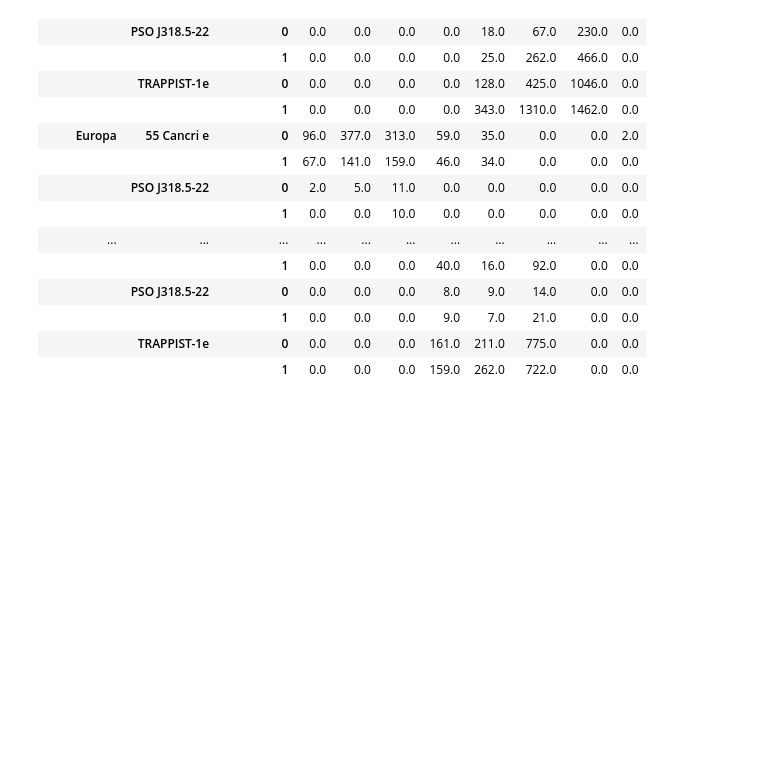
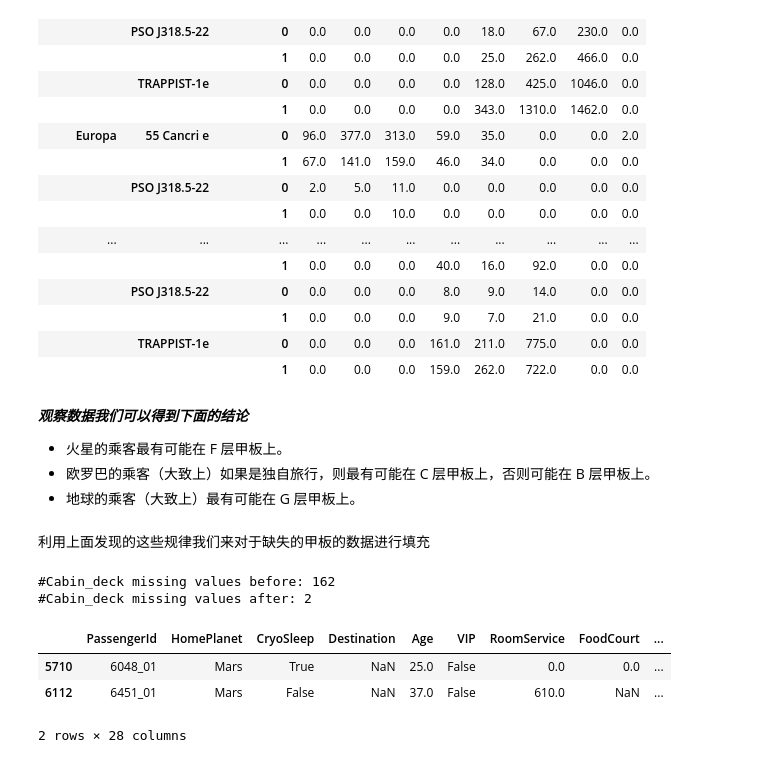
Before and after one commit to CambridgeZ/DataMining_Course_experiment, a Jupyter notebook: datamining-homework.ipynb, the cells around one changed output. Cells and saved outputs as stored; diff of their text form; code cells hidden in the pictures; blank space fills up the shorter version.

Commit message:
Kaggle Notebook | DataMining_Homework | Version 3

```diff
--- a/datamining-homework.ipynb
+++ b/datamining-homework.ipynb
@@ -1247,3 +1247,32 @@ data.groupby(['HomePlanet','Destination','Solo','Cabin_deck'])['Cabin_deck'].siz
 |  |  | 1 | 0.0 | 0.0 | 0.0 | 9.0 | 7.0 | 21.0 | 0.0 | 0.0 |
 |  | TRAPPIST-1e | 0 | 0.0 | 0.0 | 0.0 | 161.0 | 211.0 | 775.0 | 0.0 | 0.0 |
 |  |  | 1 | 0.0 | 0.0 | 0.0 | 159.0 | 262.0 | 722.0 | 0.0 | 0.0 |
+# %% [markdown]
+***观察数据我们可以得到下面的结论***
+- 火星的乘客最有可能在 F 层甲板上。
+- 欧罗巴的乘客（大致上）如果是独自旅行，则最有可能在 C 层甲板上，否则可能在 B 层甲板上。
+- 地球的乘客（大致上）最有可能在 G 层甲板上。
+# %% [markdown]
+利用上面发现的这些规律我们来对于缺失的甲板的数据进行填充
+# %%
+# Missing values before
+CD_bef=data['Cabin_deck'].isna().sum()
+
+# Fill missing values using the mode
+na_rows_CD=data.loc[data['Cabin_deck'].isna(),'Cabin_deck'].index
+data.loc[data['Cabin_deck'].isna(),'Cabin_deck']=data.groupby(['HomePlanet','Destination','Solo'])['Cabin_deck'].transform(lambda x: x.fillna(pd.Series.mode(x)[0]))[na_rows_CD]
+
+# Print number of missing values left
+print('#Cabin_deck missing values before:',CD_bef)
+print('#Cabin_deck missing values after:',data['Cabin_deck'].isna().sum())
+# %% [output]
+#Cabin_deck missing values before: 162
+#Cabin_deck missing values after: 2
+# %%
+# 展示cabin_deck缺失的数据
+data[data['Cabin_deck'].isna()]
+# %% [output]
+|  | PassengerId | HomePlanet | CryoSleep | Destination | Age | VIP | RoomService | FoodCourt | ... |
+| 5710 | 6048_01 | Mars | True | NaN | 25.0 | False | 0.0 | 0.0 | ... |
+| 6112 | 6451_01 | Mars | False | NaN | 37.0 | False | 610.0 | NaN | ... |
+2 rows × 28 columns
```
Also changed, not shown: parts of 4 cells of this notebook.
